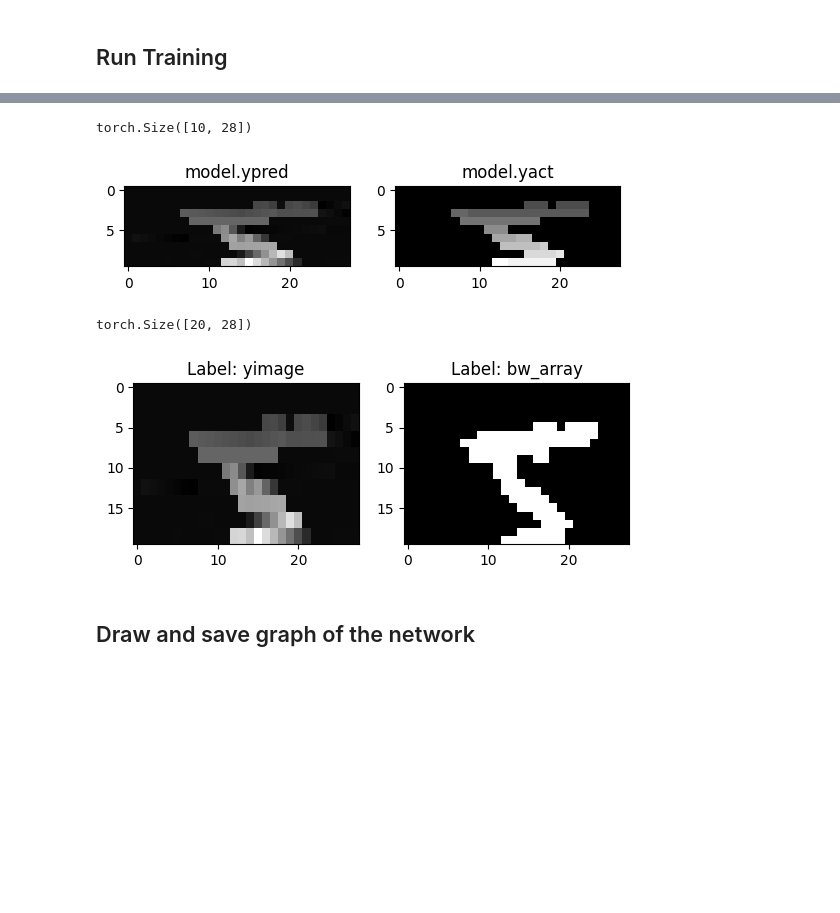
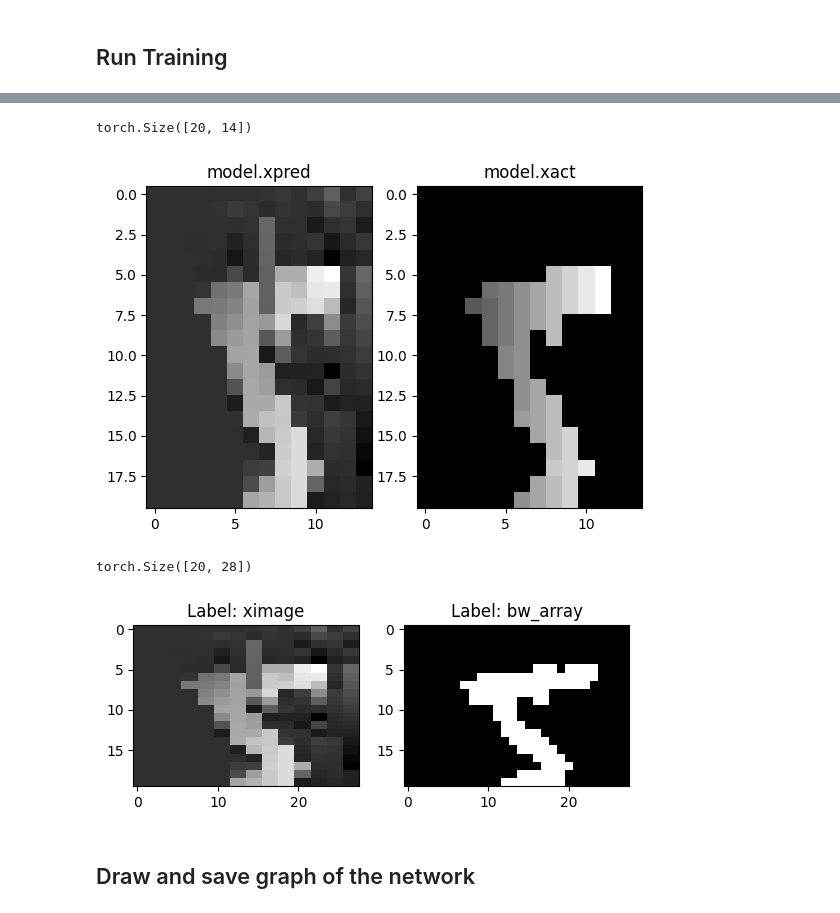
Before and after one commit to sjamthe/customNNexperiments, a Jupyter notebook: ImageSegmentNet-v1.ipynb, the cells around one changed output, grey strips where cells are left out. Cells and saved outputs as stored; diff of their text form; code cells hidden in the pictures; blank space fills up the shorter version.

Commit message:
_predict_x and create_ximage works

```diff
--- a/ImageSegmentNet-v1.ipynb
+++ b/ImageSegmentNet-v1.ipynb
@@ -68,7 +68,7 @@ class ImageSegmentNet(nn.Module):
         self.maxval = maxval #store as we will need it to denormalize
         #calculate actual y so we can calculate loss
         self._calc_yact()
-        #self._calc_xact()
+        self._calc_xact()
 
     def _calc_yact(self):
         """ Calculates the y values after shringing y based on n_ysegments
@@ -99,6 +99,7 @@ class ImageSegmentNet(nn.Module):
         #create array that contains x pos values instead of 1
         xval_array = self.x_in*self.bw_array
         #reshape the array such that height is n_ysegments
+        #TODO: figure out a way to avoid rounding in int()
         xval_array_3d = xval_array.view(self.height,self.n_xsegments,
                     int(self.width/self.n_xsegments))
 
@@ -177,6 +178,9 @@ class ImageSegmentNet(nn.Module):
 
 
     def _predict_x(self):
+        # When we predict x each segment makes its prediction
+        # mask allows only the correct segment to predict masking out the rest.
+        self._calc_ymask()
         # Ratio is the segment (y2-y1)/(x2-x1) ratio
         # consider each segment as a right triangle so we can find new y-y1 as ratio of x-x1
         self.xratio = (self.x[1:,:-1]-self.x[:-1,:-1])/(self.y[1:,:-1]-self.x[:-1,:-1])
@@ -186,7 +190,7 @@ class ImageSegmentNet(nn.Module):
         # remove extra dimension as we should only have one value and rest 0 due to mask
         self.xpred = self.xpred.sum(1)
 
-    def _image_from_y(self):
+    def create_yimage(self):
         # create yimage by following steps of calc_yact but populate values
         with torch.no_grad():
             self.yimage = torch.zeros_like(self.bw_array).to(torch.float32)
@@ -194,10 +198,23 @@ class ImageSegmentNet(nn.Module):
                                     int(self.height/self.n_ysegments), self.width)
             yimage_3d[:,:,:] = self.ypred.unsqueeze(dim=1)
 
+    def create_ximage(self):
+        # create ximage by following steps of calc_xact but populate values
+        with torch.no_grad():
+            self.ximage = torch.zeros_like(self.bw_array).to(torch.float32)
+            #for some reason view didn't work so reshape
+            ximage_3d = self.ximage.reshape(self.height,self.n_xsegments,
+                    int(self.width/self.n_xsegments))
+            ximage_3d[:,:,:] = self.xpred.unsqueeze(dim=2)
+            self.ximage = ximage_3d.view(self.height, self.width)
+
+
+
     def forward(self):
         # When we predict y each segment makes its prediction
-        self._predict_y()
-        return self.ypred
+        #self._predict_y()
+        self._predict_x()
+        #return self.xpred
         #self._predict_x()
         #self._image_from_y()
         #self._image_from_x()
@@ -296,31 +313,32 @@ final step 14999: loss: 0.4734448790550232
 # %%
 #Commpare yact and ypred
 with torch.no_grad():
     fig, (ax1, ax2) = plt.subplots(1, 2)
-    print(model.ypred.shape)
-    ax1.set_title("model.ypred")
-    ax1.imshow(model.ypred, cmap='gray')
+    print(model.xpred.shape)
+    ax1.set_title("model.xpred")
+    ax1.imshow(model.xpred, cmap='gray')
 
-ax2.set_title("model.yact")
-ax2.imshow(model.yact, cmap='gray')
+ax2.set_title("model.xact")
+ax2.imshow(model.xact, cmap='gray')
 plt.show()
 # %% [output]
-torch.Size([10, 28])
+torch.Size([20, 14])
-[figure, old version]
+[figure, new version]
 # %%
 # create yimage and compare
-model._image_from_y()
+model.create_ximage()
 
 fig, (ax1, ax2) = plt.subplots(1, 2)
-print(model.yimage.shape)
-ax1.set_title(f"Label: yimage")
-ax1.imshow(model.yimage, cmap='gray')
+print(model.ximage.shape)
+ax1.set_title(f"Label: ximage")
+#with torch.no_grad():
+ax1.imshow(model.ximage, cmap='gray')
 ax2.set_title(f"Label: bw_array")
 ax2.imshow(bw_array, cmap='gray')
 plt.show()
 # %% [output]
 torch.Size([20, 28])
-[figure, old version]
+[figure, new version]
 # %% [markdown]
 ## Draw  and save graph of the network
 # %%
```
Also changed, not shown: parts of 3 cells of this notebook.
